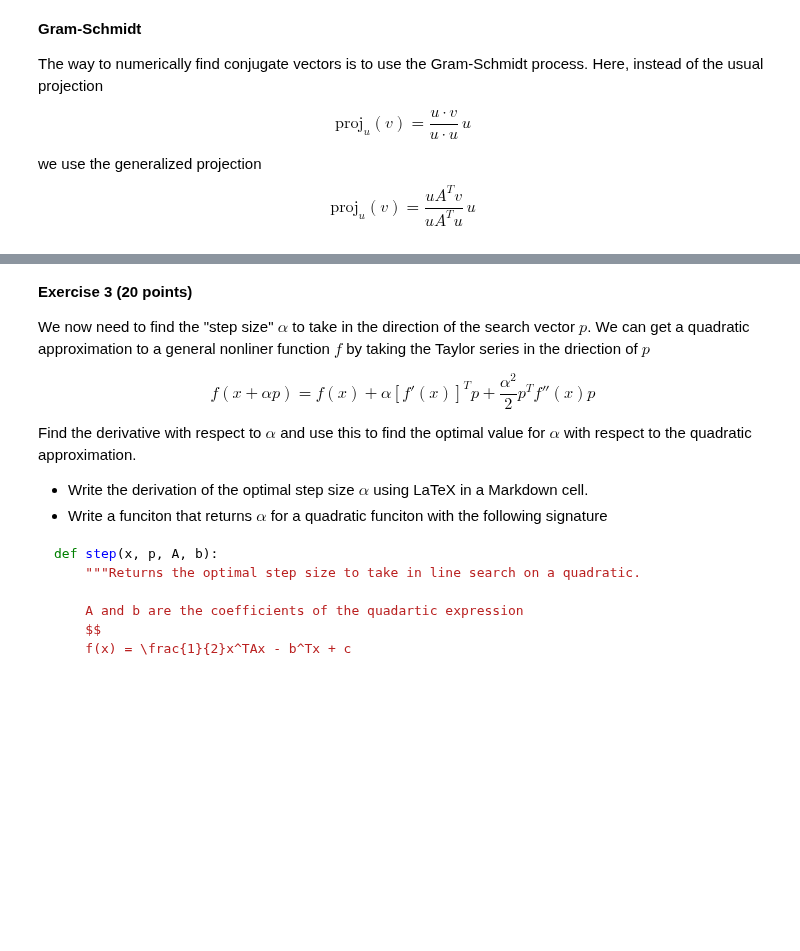
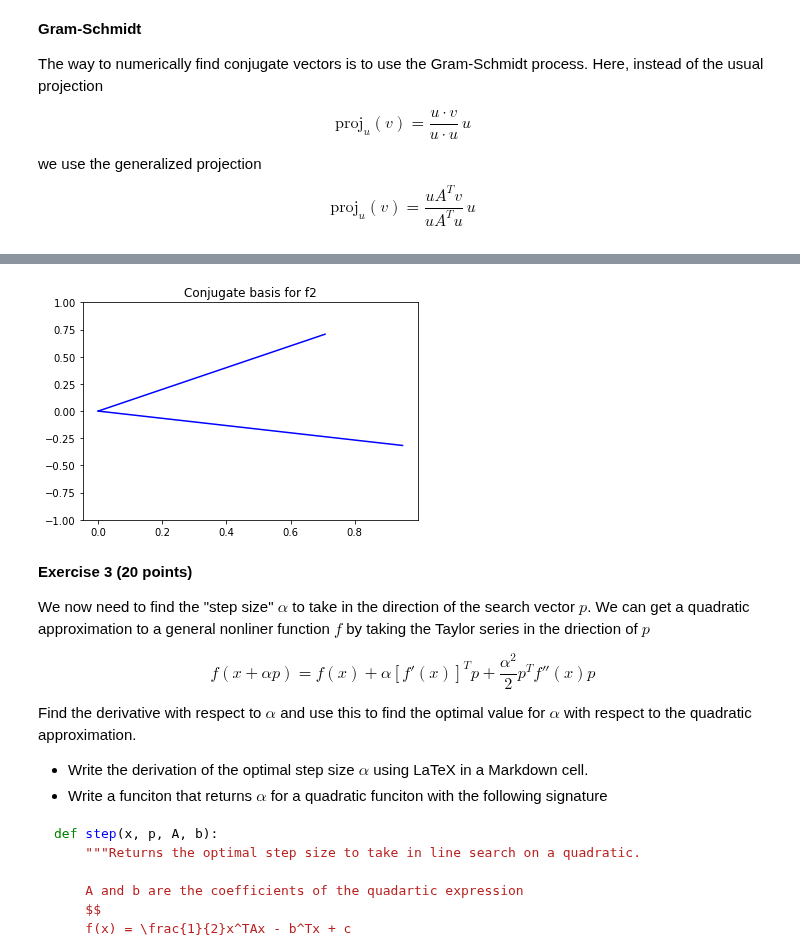
Before and after one commit to robkravec/sta-663-2021, a Jupyter notebook: notebooks/copies/homework/Homework08.ipynb, the cells around one changed output, grey strips where cells are left out. Cells and saved outputs as stored; diff of their text form; code cells hidden in the pictures; blank space fills up the shorter version.

```diff
--- a/notebooks/copies/homework/Homework08.ipynb
+++ b/notebooks/copies/homework/Homework08.ipynb
@@ -206,3 +213,12 @@ array([[ 0.31622777,  0.9486833 ],
+# %%
+# Plot conjugate basis for f2
+res2 = gram_schmidt(U, inner_f2)
+plt.plot(*zip(np.zeros_like(res2[:, 0]), res2[:, 0]), 'b-');
+plt.plot(*zip(np.zeros_like(res2[:, 1]), res2[:, 1]), 'b-');
+plt.title('Conjugate basis for f2');
+plt.ylim((-1, 1));
+# %% [output]
+[figure, added]
 # %% [markdown]
 **Exercise 3 (20 points)**
 
```
Also changed, not shown: parts of 16 cells of this notebook.
